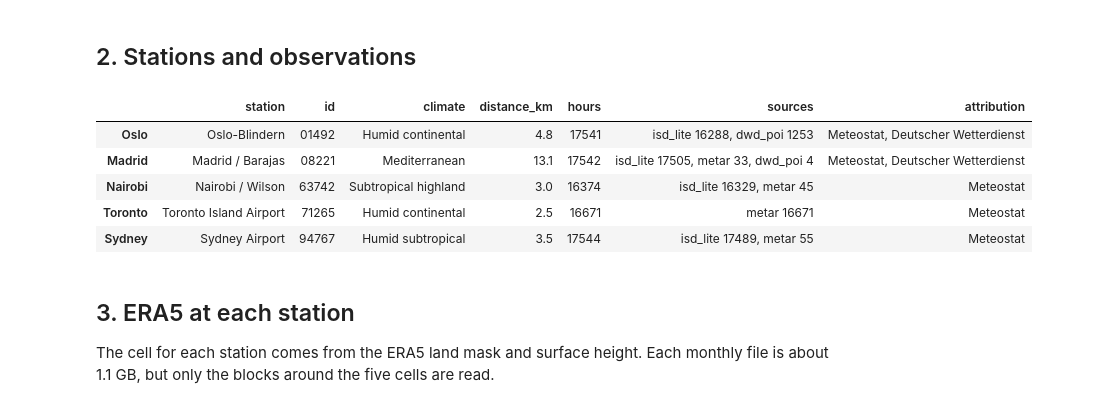
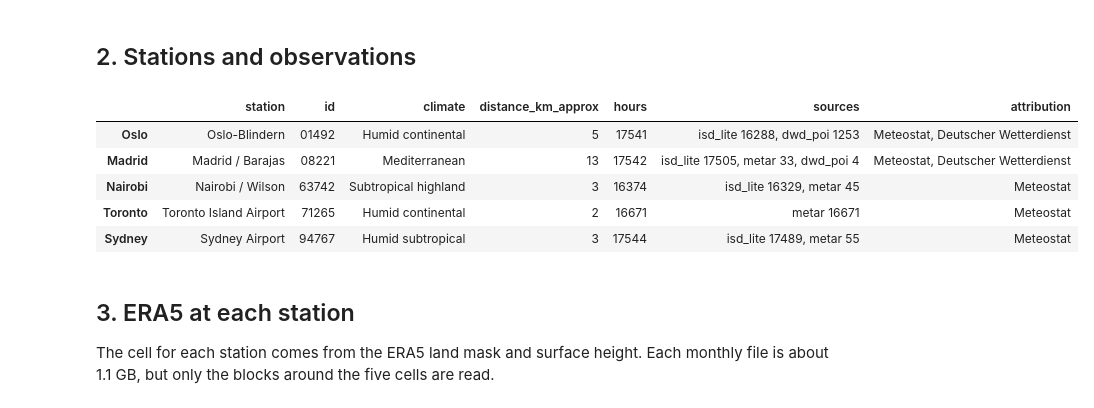
Before and after one commit to northflowlabs/northflow-notebooks, a Jupyter notebook: notebooks/era5_station_validation.ipynb, the cells around one changed output. Drawn from its saved outputs; the diff is of its cells as text; code cells hidden in the pictures.

```diff
--- a/notebooks/era5_station_validation.ipynb
+++ b/notebooks/era5_station_validation.ipynb
@@ -104,63 +106,74 @@ def local_days(hours, timezone):
 
 
 def check_missing_year(station_id, year):
-    """Meteostat logs failed downloads and carries on, so a year without rows must be a real 404."""
-    url = ms.config.hourly_endpoint.format(station=station_id, year=year)
-    status = requests.head(url, timeout=60).status_code
-    if status != 404:
-        raise RuntimeError(f"Meteostat {station_id} {year}: no rows, but the file answers HTTP {status}")
+    """Meteostat logs failed downloads and carries on, so check a year without measured hours against its file.
+
+    No file, or a file holding only model rows, means the station has no measurements that year.
+    A file holding measured rows means the download failed, and that raises.
+    """
+    response = requests.get(ms.config.hourly_endpoint.format(station=station_id, year=year), timeout=120)
+    if response.status_code == 404:
+        return
+    response.raise_for_status()
+    raw = pd.read_csv(io.BytesIO(response.content), compression="gzip")
+    if "temp" not in raw:
+        return
+    measured = raw[~raw["temp_source"].isin(MODEL_SOURCES)].dropna(subset="temp")
+    if len(measured):
+        raise RuntimeError(f"Meteostat {station_id} {year}: {len(measured)} measured rows in the file, none fetched")
 
 
 def observed_hours(station_id):
-    """Measured hourly temperatures for a station, or None when it has no data."""
+    """Measured hourly temperatures for a station, or None when it has none."""
     series = ms.hourly(station_id, START, END)
     hourly = series.fetch(sources=True)
-    has_rows = hourly is not None and "temp" in hourly
+    measured = pd.DataFrame(columns=["temp", "temp_source"], index=pd.DatetimeIndex([]))
+    if hourly is not None and "temp" in hourly:
+        measured = hourly[~hourly["temp_source"].isin(MODEL_SOURCES)].dropna(subset="temp")[["temp", "temp_source"]]
     for year in range(START.year, END.year + 1):
-        if not has_rows or hourly.loc[str(year):str(year), "temp"].notna().sum() == 0:
+        if measured.loc[str(year):str(year)].empty:
             check_missing_year(station_id, year)
-    if not has_rows:
+    if measured.empty:
         return None, None
-    measured = hourly[~hourly["temp_source"].isin(MODEL_SOURCES)].dropna(subset="temp")
-    return measured[["temp", "temp_source"]], series.attribution
+    return measured, series.attribution
 
 
 def nearest_complete_station(location):
     nearby = ms.stations.nearby(ms.Point(location["lat"], location["lon"]), limit=8)
     for station_id, station in nearby.iterrows():
         measured, attribution = observed_hours(station_id)
         if measured is None:
             continue
         hours_per_day = measured.groupby(local_days(measured.index, station["timezone"])).size()
         complete = hours_per_day[FIRST_DAY:LAST_DAY] >= MIN_HOURS
         if complete.sum() >= MIN_DAYS:
             return station_id, station, measured, attribution
     raise LookupError(f"No station near {location['name']} has {MIN_DAYS} complete days")
 
 
 stations, observed = {}, {}
 for location in LOCATIONS:
     station_id, station, measured, attribution = nearest_complete_station(location)
     if measured["temp_source"].isin(MODEL_SOURCES).any():
         raise ValueError(f"{location['name']}: model data in the observations")
     stations[location["name"]] = {
         **location, "id": station_id, "station": station["name"], "station_lat": station["latitude"],
         "station_lon": station["longitude"], "elevation_m": station["elevation"], "timezone": station["timezone"],
-        "distance_km": round(station["distance"] / 1000, 1), "attribution": attribution,
+        "distance_km_approx": round(station["distance"] / 1000), "attribution": attribution,
         "sources": ", ".join(f"{name} {count}" for name, count in measured["temp_source"].value_counts().items()),
     }
     observed[location["name"]] = measured["temp"].astype(float)
 
 info = pd.DataFrame(stations).T
 info["hours"] = [len(observed[name]) for name in info.index]
-display(info[["station", "id", "climate", "distance_km", "hours", "sources", "attribution"]])
+display(info[["station", "id", "climate", "distance_km_approx", "hours", "sources", "attribution"]])
 # %% [output]
-|  | station | id | climate | distance_km | hours | sources | attribution |
-| Oslo | Oslo-Blindern | 01492 | Humid continental | 4.8 | 17541 | isd_lite 16288, dwd_poi 1253 | Meteostat, Deutscher Wetterdienst |
-| Madrid | Madrid / Barajas | 08221 | Mediterranean | 13.1 | 17542 | isd_lite 17505, metar 33, dwd_poi 4 | Meteostat, Deutscher Wetterdienst |
-| Nairobi | Nairobi / Wilson | 63742 | Subtropical highland | 3.0 | 16374 | isd_lite 16329, metar 45 | Meteostat |
-| Toronto | Toronto Island Airport | 71265 | Humid continental | 2.5 | 16671 | metar 16671 | Meteostat |
-| Sydney | Sydney Airport | 94767 | Humid subtropical | 3.5 | 17544 | isd_lite 17489, metar 55 | Meteostat |
+|  | station | id | climate | distance_km_approx | hours | sources | attribution |
+| Oslo | Oslo-Blindern | 01492 | Humid continental | 5 | 17541 | isd_lite 16288, dwd_poi 1253 | Meteostat, Deutscher Wetterdienst |
+| Madrid | Madrid / Barajas | 08221 | Mediterranean | 13 | 17542 | isd_lite 17505, metar 33, dwd_poi 4 | Meteostat, Deutscher Wetterdienst |
+| Nairobi | Nairobi / Wilson | 63742 | Subtropical highland | 3 | 16374 | isd_lite 16329, metar 45 | Meteostat |
+| Toronto | Toronto Island Airport | 71265 | Humid continental | 2 | 16671 | metar 16671 | Meteostat |
+| Sydney | Sydney Airport | 94767 | Humid subtropical | 3 | 17544 | isd_lite 17489, metar 55 | Meteostat |
 # %% [markdown]
 ## 3. ERA5 at each station
 
```
Also changed, not shown: parts of 3 cells of this notebook.
